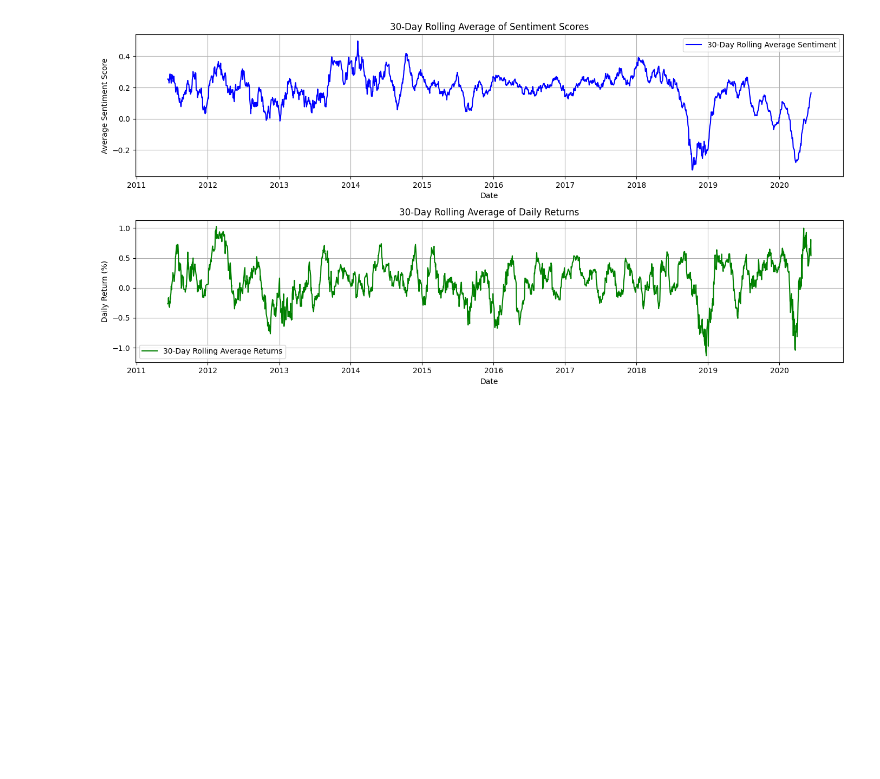
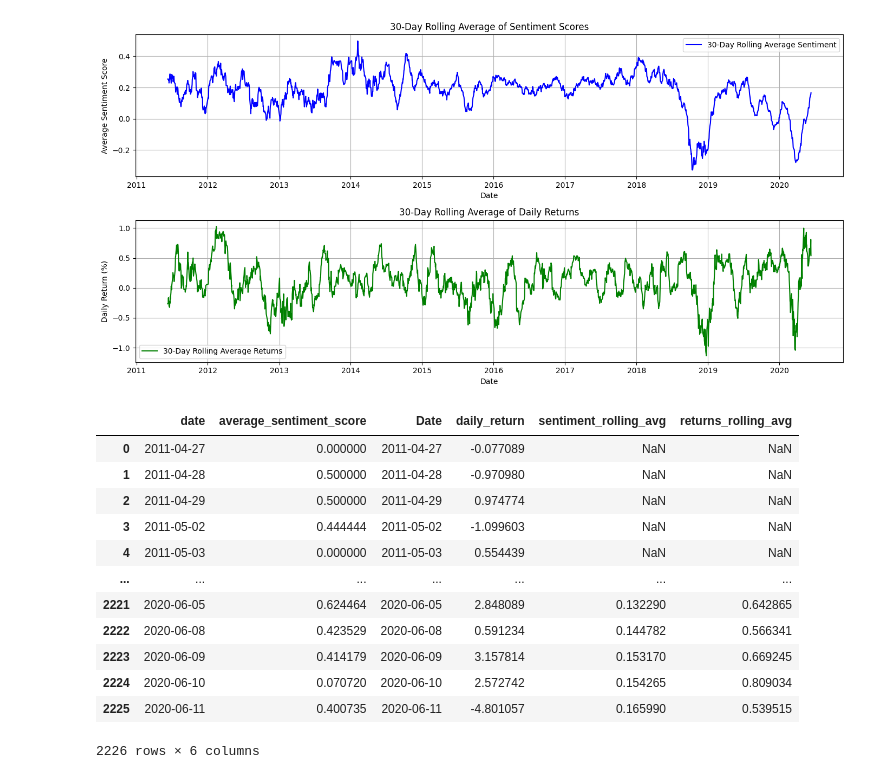
Before and after one commit to Eyobgithubc/Sentiment-Driven-Financial-Forecasting, a Jupyter notebook: notebooks/sentiment_stock_correlation_analysis.ipynb, the cells around one changed output. Drawn from its saved outputs; the diff is of its cells as text; code cells hidden in the pictures; blank space fills up the shorter version.

```diff
--- a/notebooks/sentiment_stock_correlation_analysis.ipynb
+++ b/notebooks/sentiment_stock_correlation_analysis.ipynb
@@ -189,3 +193,19 @@ plt.tight_layout()
 plt.show()
 # %% [output]
 [figure]
+# %%
+merged_df
+# %% [output]
+|  | date | average_sentiment_score | Date | daily_return | sentiment_rolling_avg | returns_rolling_avg |
+| 0 | 2011-04-27 | 0.000000 | 2011-04-27 | -0.077089 | NaN | NaN |
+| 1 | 2011-04-28 | 0.500000 | 2011-04-28 | -0.970980 | NaN | NaN |
+| 2 | 2011-04-29 | 0.500000 | 2011-04-29 | 0.974774 | NaN | NaN |
+| 3 | 2011-05-02 | 0.444444 | 2011-05-02 | -1.099603 | NaN | NaN |
+| 4 | 2011-05-03 | 0.000000 | 2011-05-03 | 0.554439 | NaN | NaN |
+| ... | ... | ... | ... | ... | ... | ... |
+| 2221 | 2020-06-05 | 0.624464 | 2020-06-05 | 2.848089 | 0.132290 | 0.642865 |
+| 2222 | 2020-06-08 | 0.423529 | 2020-06-08 | 0.591234 | 0.144782 | 0.566341 |
+| 2223 | 2020-06-09 | 0.414179 | 2020-06-09 | 3.157814 | 0.153170 | 0.669245 |
+| 2224 | 2020-06-10 | 0.070720 | 2020-06-10 | 2.572742 | 0.154265 | 0.809034 |
+| 2225 | 2020-06-11 | 0.400735 | 2020-06-11 | -4.801057 | 0.165990 | 0.539515 |
+2226 rows × 6 columns
```
Also changed, not shown: parts of 7 cells of this notebook, 3 other files.
